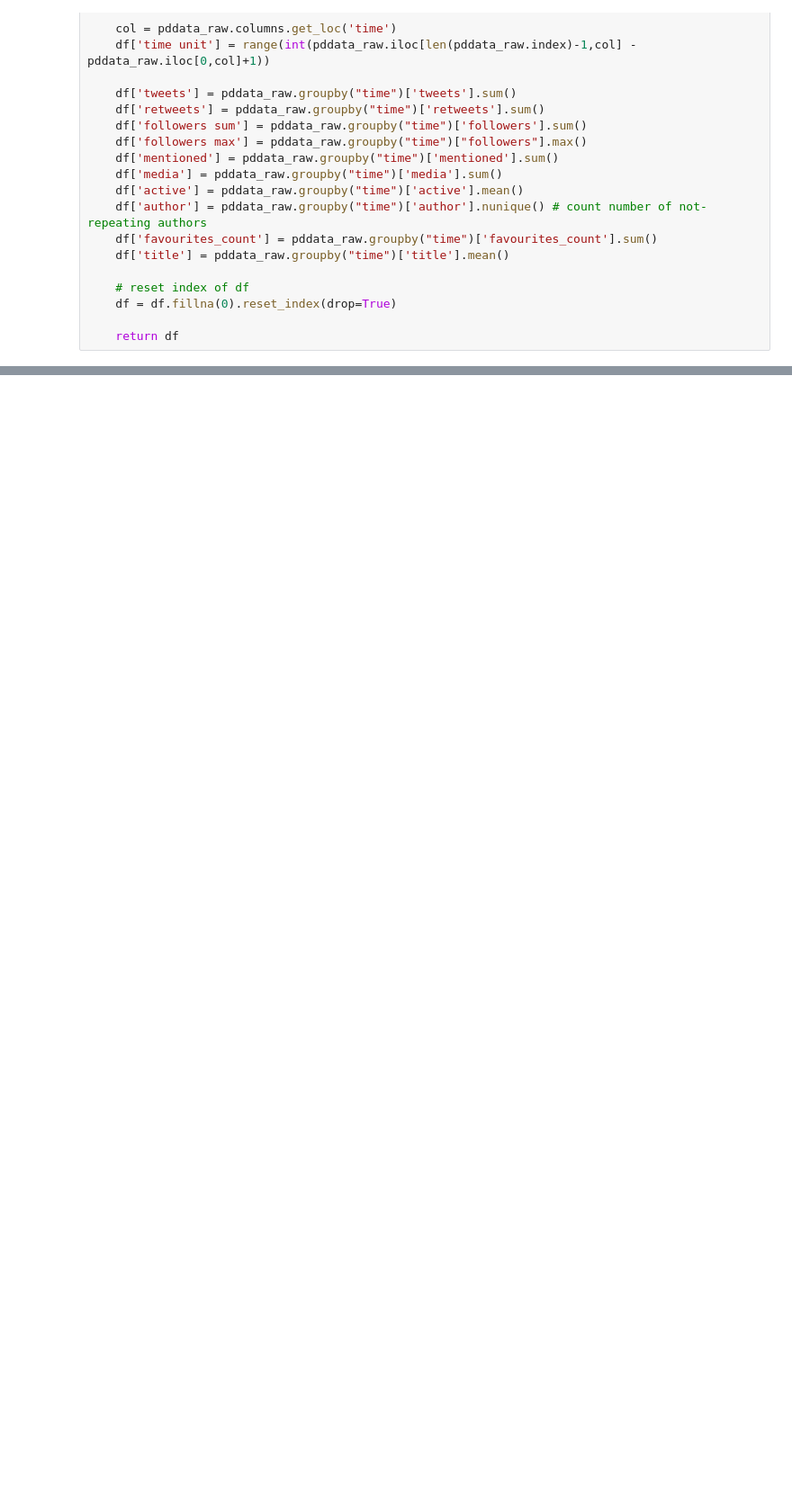
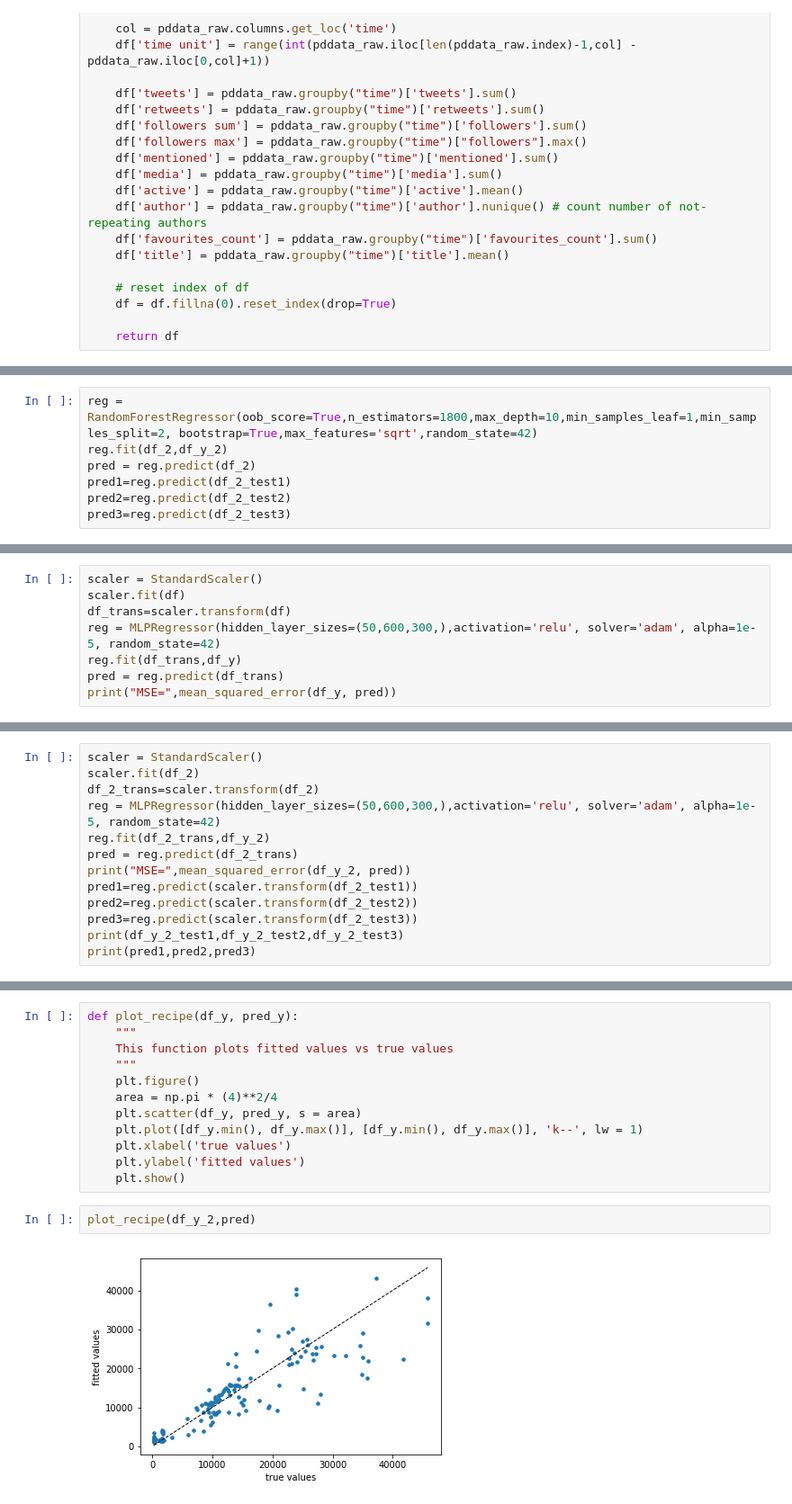
Before and after one commit to ruizhi92/ECE219-Large-Scale-Data-Mining, a Jupyter notebook: project5_twitter/Q14.ipynb, the cells around one changed output, grey strips where cells are left out. Shown at 90% size. Drawn from its saved outputs; the diff is of its cells as text; blank space fills up the shorter version.

```diff
--- a/project5_twitter/Q14.ipynb
+++ b/project5_twitter/Q14.ipynb
@@ -303,0 +395,7 @@ Name: 0, dtype: float64  predicted tweet:  [[174.29682644]]
+# %%
+reg = RandomForestRegressor(oob_score=True,n_estimators=1800,max_depth=10,min_samples_leaf=1,min_samples_split=2, bootstrap=True,max_features='sqrt',random_state=42)
+reg.fit(df_2,df_y_2)
+pred = reg.predict(df_2)
+pred1=reg.predict(df_2_test1)
+pred2=reg.predict(df_2_test2)
+pred3=reg.predict(df_2_test3)
@@ -303,0 +431,8 @@ Name: 0, dtype: float64  predicted tweet:  [[174.29682644]]
+# %%
+scaler = StandardScaler()
+scaler.fit(df)
+df_trans=scaler.transform(df)
+reg = MLPRegressor(hidden_layer_sizes=(50,600,300,),activation='relu', solver='adam', alpha=1e-5, random_state=42)
+reg.fit(df_trans,df_y)
+pred = reg.predict(df_trans)
+print("MSE=",mean_squared_error(df_y, pred))
@@ -303,0 +453,13 @@ Name: 0, dtype: float64  predicted tweet:  [[174.29682644]]
+# %%
+scaler = StandardScaler()
+scaler.fit(df_2)
+df_2_trans=scaler.transform(df_2)
+reg = MLPRegressor(hidden_layer_sizes=(50,600,300,),activation='relu', solver='adam', alpha=1e-5, random_state=42)
+reg.fit(df_2_trans,df_y_2)
+pred = reg.predict(df_2_trans)
+print("MSE=",mean_squared_error(df_y_2, pred))
+pred1=reg.predict(scaler.transform(df_2_test1))
+pred2=reg.predict(scaler.transform(df_2_test2))
+pred3=reg.predict(scaler.transform(df_2_test3))
+print(df_y_2_test1,df_y_2_test2,df_y_2_test3)
+print(pred1,pred2,pred3)
@@ -303,0 +482,16 @@ Name: 0, dtype: float64  predicted tweet:  [[174.29682644]]
+# %%
+def plot_recipe(df_y, pred_y):
+    """
+    This function plots fitted values vs true values
+    """
+    plt.figure()
+    area = np.pi * (4)**2/4
+    plt.scatter(df_y, pred_y, s = area)
+    plt.plot([df_y.min(), df_y.max()], [df_y.min(), df_y.max()], 'k--', lw = 1)
+    plt.xlabel('true values')
+    plt.ylabel('fitted values')
+    plt.show()
+# %%
+plot_recipe(df_y_2,pred)
+# %% [output]
+[figure, added]
```
Also changed, not shown: parts of 45 cells of this notebook.
